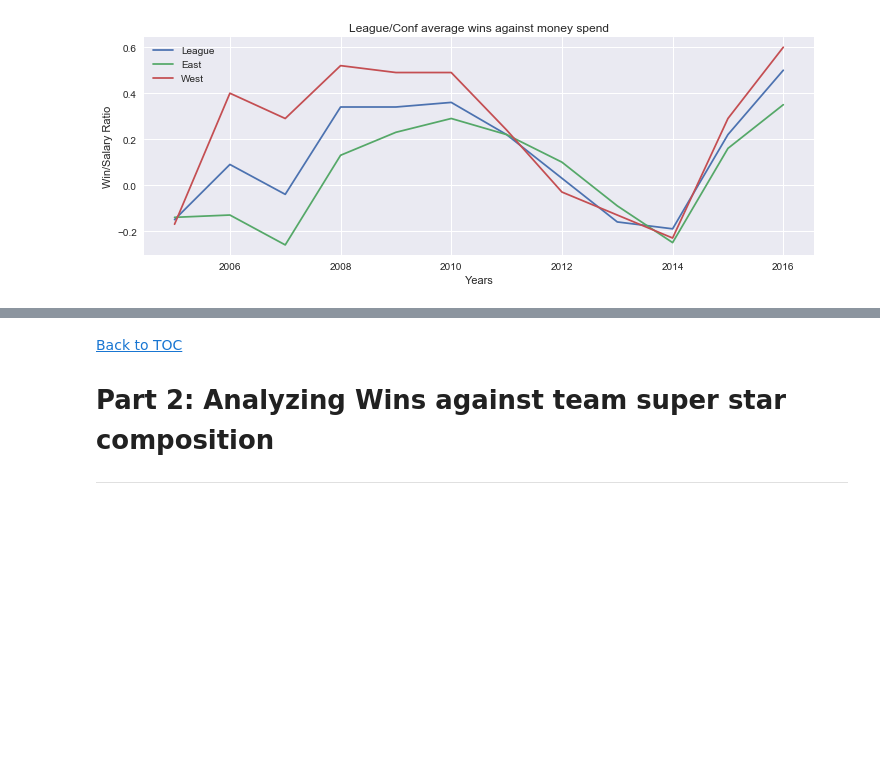
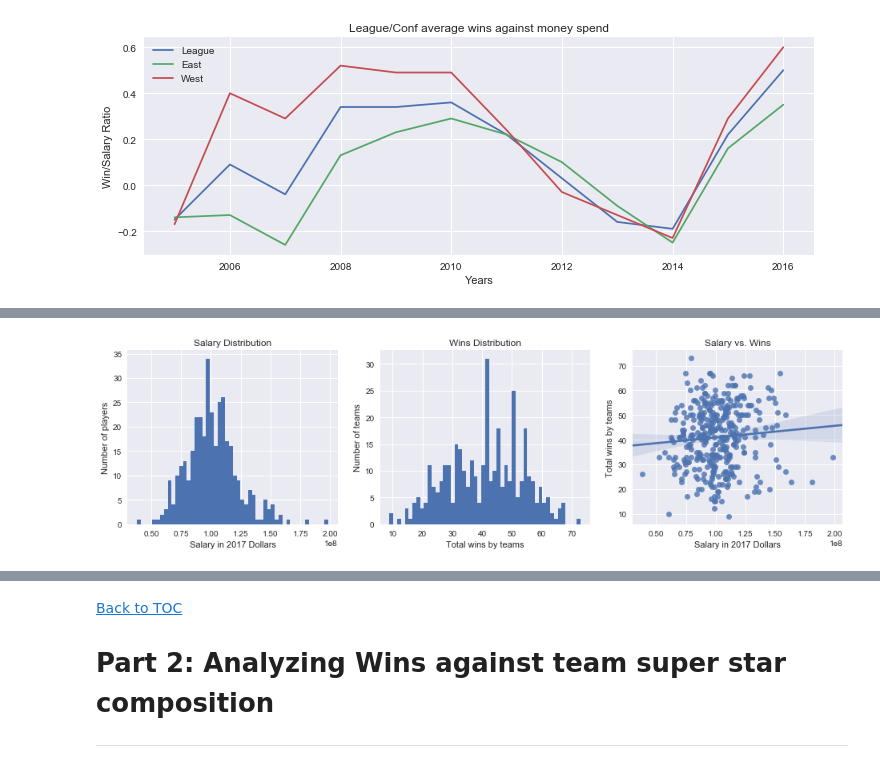
Before and after one commit to noorzaman/bb_finances, a Jupyter notebook: zaman_nurul.ipynb, the cells around one changed output, grey strips where cells are left out. Cells and saved outputs as stored; diff of their text form; code cells hidden in the pictures; blank space fills up the shorter version.

```diff
--- a/zaman_nurul.ipynb
+++ b/zaman_nurul.ipynb
@@ -183,0 +213,4 @@ teamwork_summary_plots()
+# %%
+plot_salary_and_wins_relationship(get_all_normalized_salaries())
+# %% [output]
+[figure, added]
```
Also changed, not shown: parts of 22 cells of this notebook.
